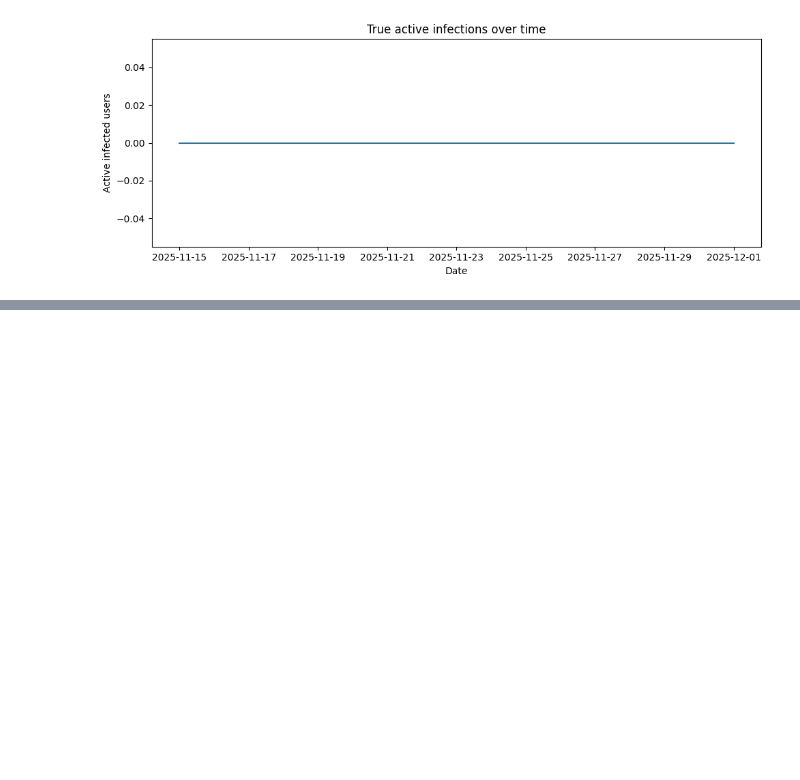
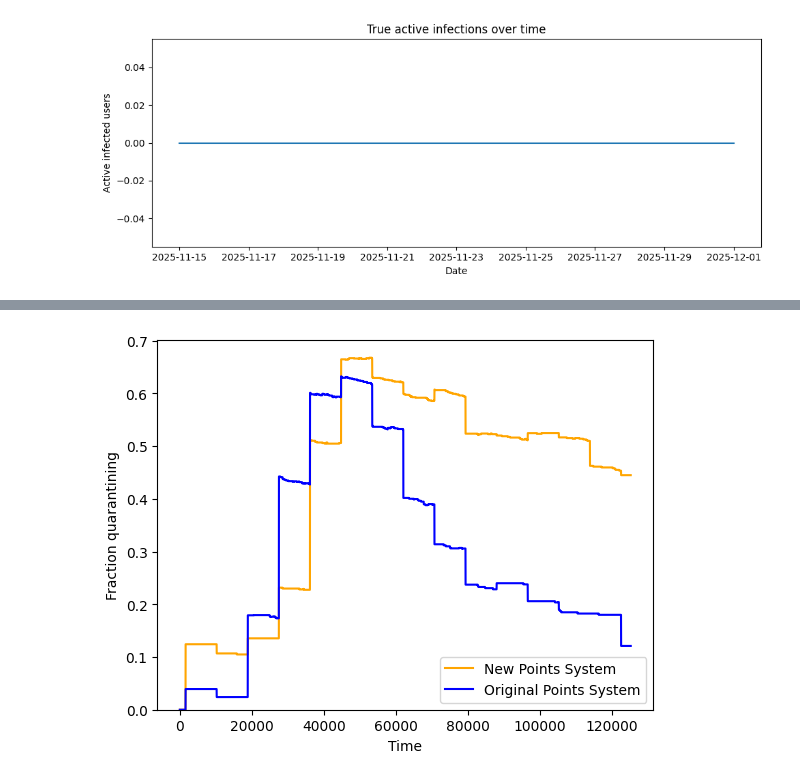
Before and after one commit to pferencz23/starsim, a Jupyter notebook: data_ingestion/game_graphs.ipynb, the cells around one changed output, grey strips where cells are left out. Saved outputs shown, nothing was run; the diff lists cells and outputs as text; code cells hidden in the pictures; blank space fills up the shorter version.

```diff
--- a/data_ingestion/game_graphs.ipynb
+++ b/data_ingestion/game_graphs.ipynb
@@ -346,3 +384,8 @@ ts.plot(subplots=True, figsize=(10, 8))
 # %%
 # %% [output]
 [figure]
+# %%
+qr = pd.read_csv("../run_outputs/20260326T110944Z/epigame_quarantine_rate.csv")
+
+print(qr.head())
+print(qr.dtypes)
@@ -348,0 +401,19 @@ ts.plot(subplots=True, figsize=(10, 8))
+# %%
+y = qr.iloc[:, 0]
+# %%
+qr2 = pd.read_csv("../run_outputs/normal_opanai_rand/epigame_quarantine_rate.csv")
+
+y2 = qr2.iloc[:, 0]
+# %%
+fig, ax = plt.subplots()
+ax.plot(y.index, y.values, color="orange", label="New Points System")
+ax.plot(y2.index, y2.values, color='blue', label='Original Points System')
+
+ax.set_xlabel("Time")
+ax.set_ylabel("Fraction quarantining")
+ax.set_ylim(bottom=0)
+ax.legend()
+
+plt.show()
+# %% [output]
+[figure, added]
```
Also changed, not shown: parts of 6 cells of this notebook.
